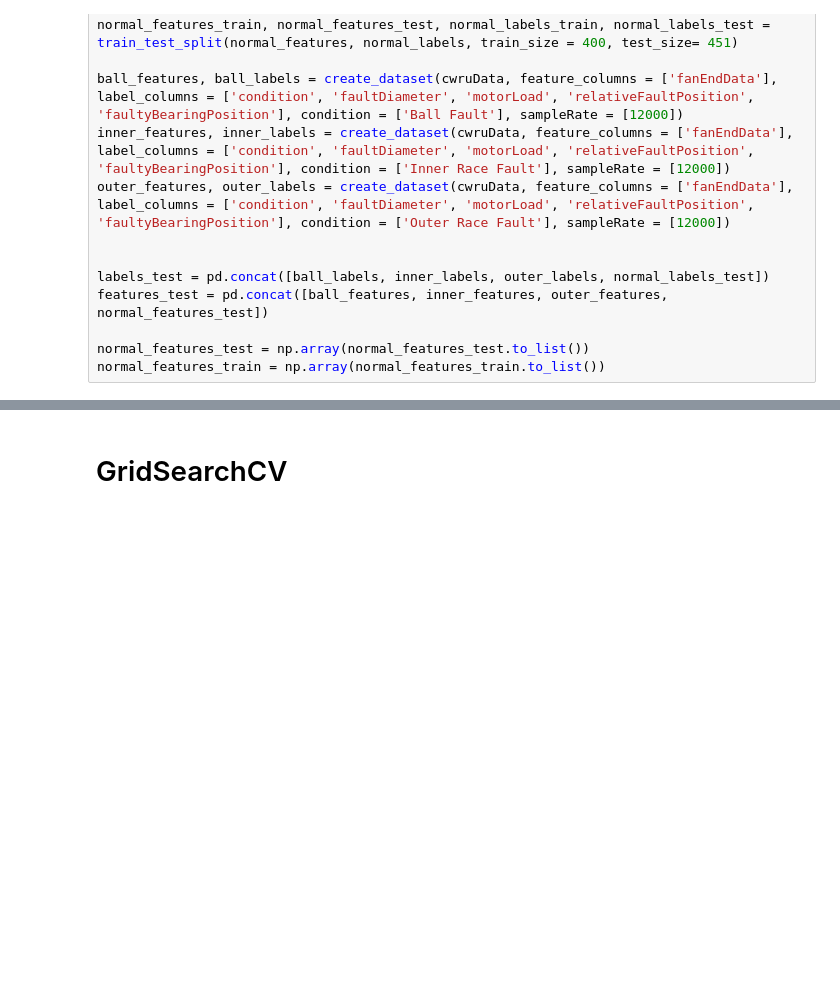
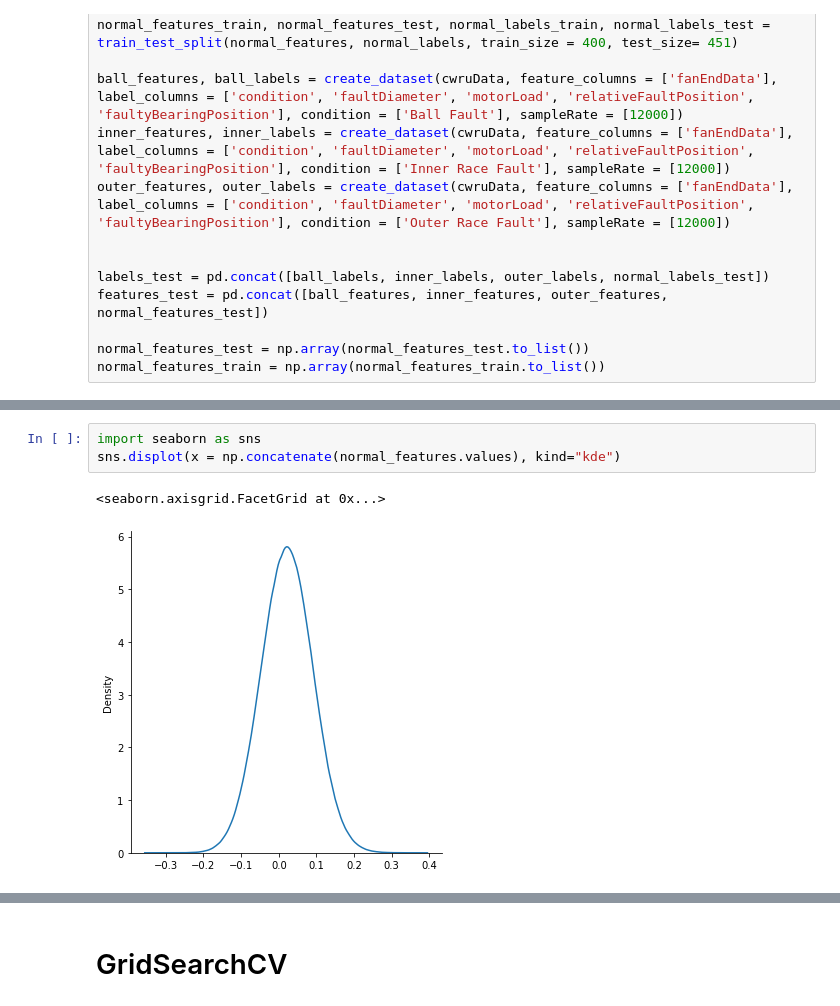
Before and after one commit to jlsachse/AnomalyGAN, a Jupyter notebook: hyperparameter_tuning.ipynb, the cells around one changed output, grey strips where cells are left out. Cells and saved outputs as stored; diff of their text form; blank space fills up the shorter version.

```diff
--- a/hyperparameter_tuning.ipynb
+++ b/hyperparameter_tuning.ipynb
@@ -57,0 +62,6 @@ normal_features_train = np.array(normal_features_train.to_list())
+# %%
+import seaborn as sns
+sns.displot(x = np.concatenate(normal_features.values), kind="kde")
+# %% [output]
+<seaborn.axisgrid.FacetGrid at 0x...>
+[figure, added]
```
Also changed, not shown: parts of 4 cells of this notebook, 4 other files.
